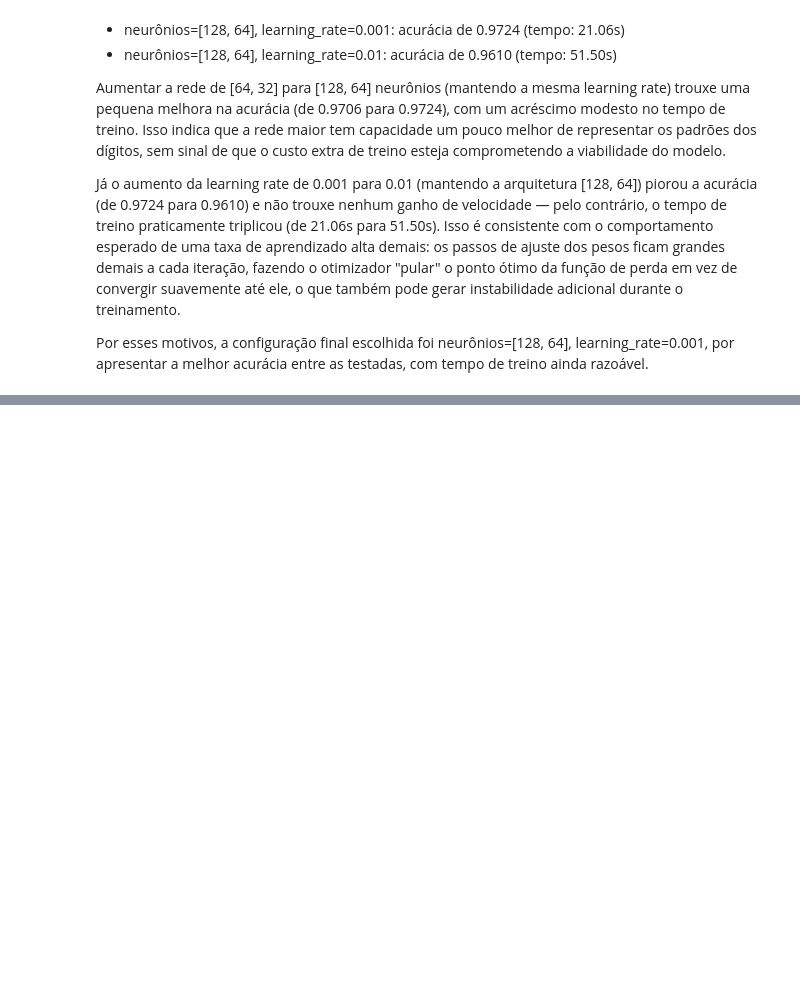
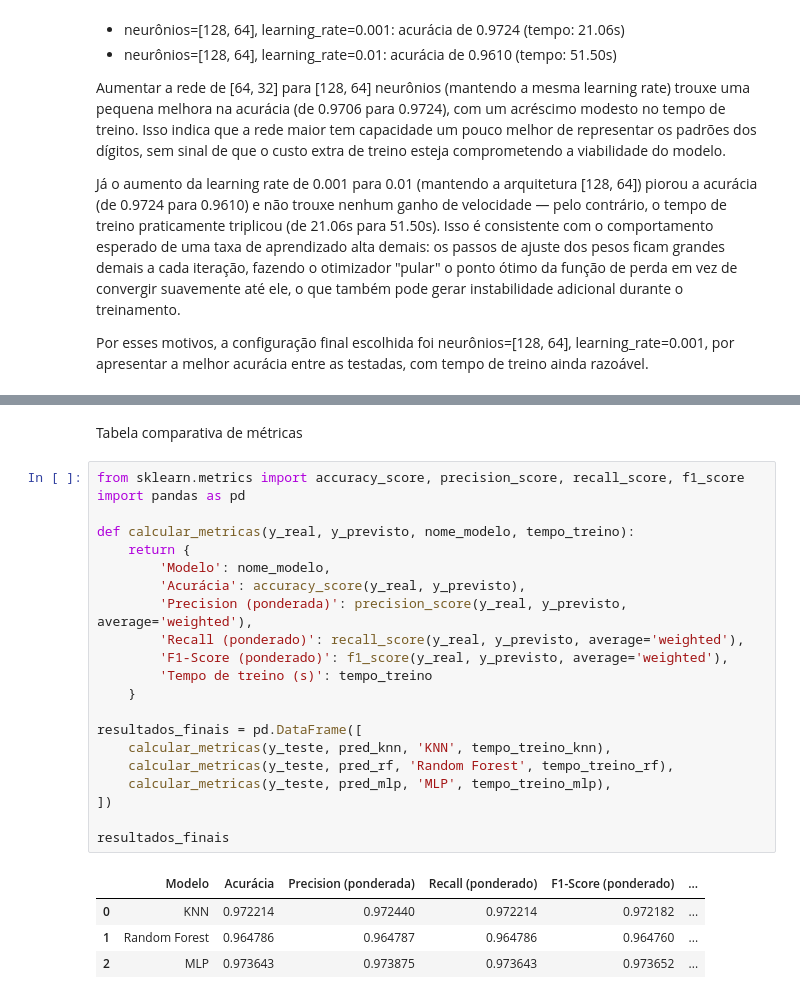
Before and after one commit to eduardaecher/multiclass-predictive-pipeline, a Jupyter notebook: multiclass-predictive-pipeline.ipynb, the cells around one changed output, grey strips where cells are left out. Cells and saved outputs as stored; diff of their text form; blank space fills up the shorter version.

```diff
--- a/multiclass-predictive-pipeline.ipynb
+++ b/multiclass-predictive-pipeline.ipynb
@@ -482,0 +523,28 @@ Tempo de treino do MLP final: 56.84 segundos
+# %% [markdown]
+Tabela comparativa de métricas
+# %%
+from sklearn.metrics import accuracy_score, precision_score, recall_score, f1_score
+import pandas as pd
+
+def calcular_metricas(y_real, y_previsto, nome_modelo, tempo_treino):
+    return {
+        'Modelo': nome_modelo,
+        'Acurácia': accuracy_score(y_real, y_previsto),
+        'Precision (ponderada)': precision_score(y_real, y_previsto, average='weighted'),
+        'Recall (ponderado)': recall_score(y_real, y_previsto, average='weighted'),
+        'F1-Score (ponderado)': f1_score(y_real, y_previsto, average='weighted'),
+        'Tempo de treino (s)': tempo_treino
+    }
+
+resultados_finais = pd.DataFrame([
+    calcular_metricas(y_teste, pred_knn, 'KNN', tempo_treino_knn),
+    calcular_metricas(y_teste, pred_rf, 'Random Forest', tempo_treino_rf),
+    calcular_metricas(y_teste, pred_mlp, 'MLP', tempo_treino_mlp),
+])
+
+resultados_finais
+# %% [output]
+|  | Modelo | Acurácia | Precision (ponderada) | Recall (ponderado) | F1-Score (ponderado) | ... |
+| 0 | KNN | 0.972214 | 0.972440 | 0.972214 | 0.972182 | ... |
+| 1 | Random Forest | 0.964786 | 0.964787 | 0.964786 | 0.964760 | ... |
+| 2 | MLP | 0.973643 | 0.973875 | 0.973643 | 0.973652 | ... |
```
Also changed, not shown: parts of 12 cells of this notebook, 1 other file.
